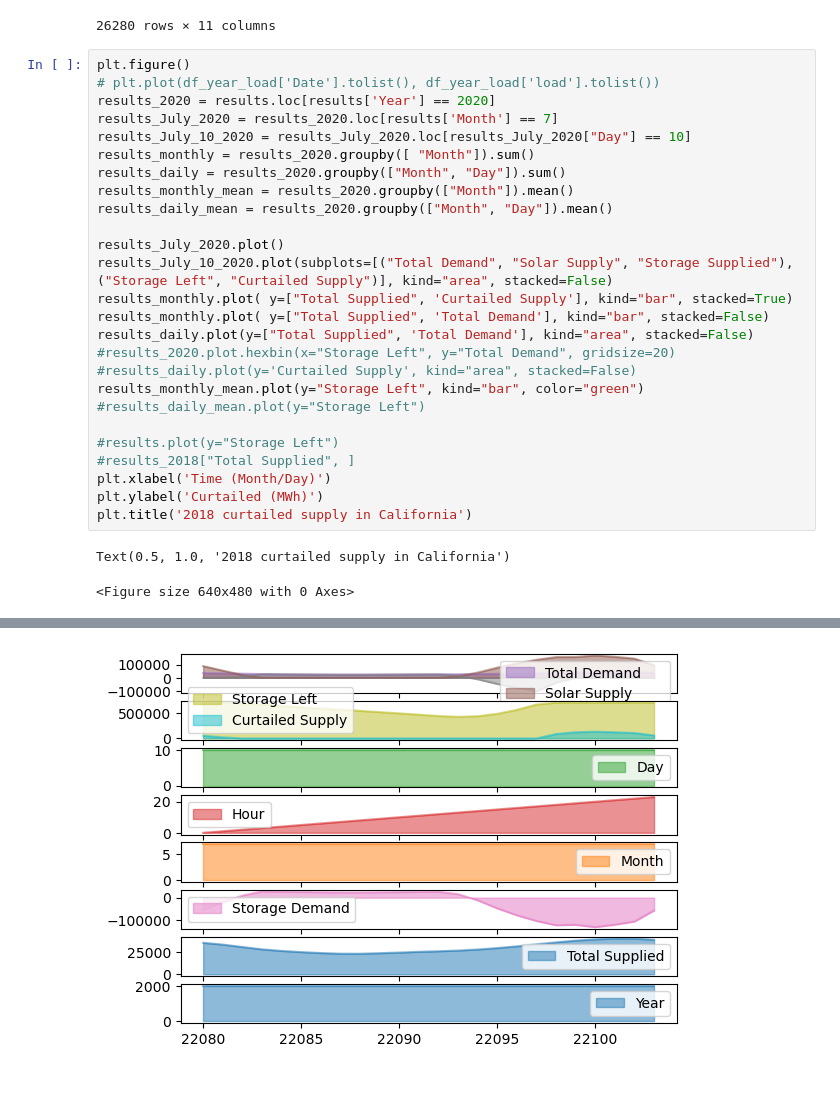
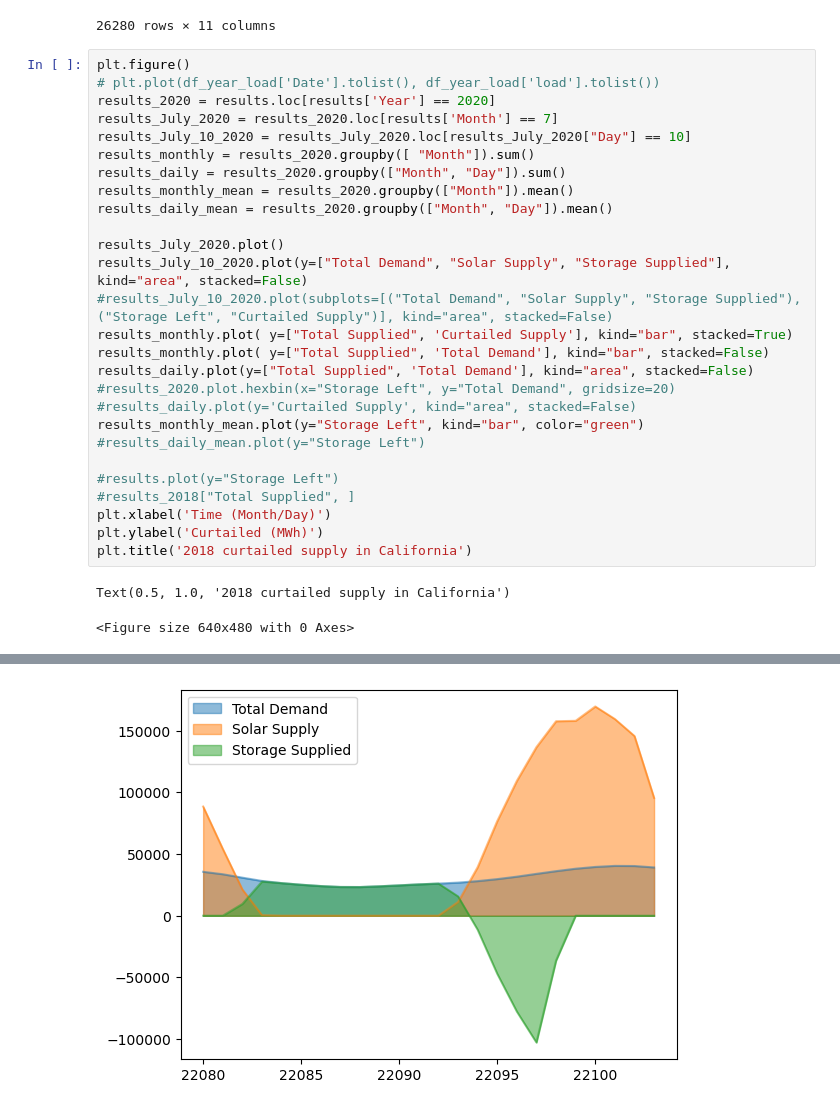
Before and after one commit to 186shades/ECE143-Team13, a Jupyter notebook: notebooks/EnergyAnalysis.ipynb, the cells around one changed output, grey strips where cells are left out. Drawn from its saved outputs; the diff is of its cells as text.

Commit message:
better plots

```diff
--- a/notebooks/EnergyAnalysis.ipynb
+++ b/notebooks/EnergyAnalysis.ipynb
@@ -368,34 +368,35 @@ See the caveats in the documentation: https://pandas.pydata.org/pandas-docs/stab
 # %%
 plt.figure()
 # plt.plot(df_year_load['Date'].tolist(), df_year_load['load'].tolist())
 results_2020 = results.loc[results['Year'] == 2020]
 results_July_2020 = results_2020.loc[results['Month'] == 7]
 results_July_10_2020 = results_July_2020.loc[results_July_2020["Day"] == 10]
 results_monthly = results_2020.groupby([ "Month"]).sum()
 results_daily = results_2020.groupby(["Month", "Day"]).sum()
 results_monthly_mean = results_2020.groupby(["Month"]).mean()
 results_daily_mean = results_2020.groupby(["Month", "Day"]).mean()
 
 results_July_2020.plot()
-results_July_10_2020.plot(subplots=[("Total Demand", "Solar Supply", "Storage Supplied"), ("Storage Left", "Curtailed Supply")], kind="area", stacked=False)
+results_July_10_2020.plot(y=["Total Demand", "Solar Supply", "Storage Supplied"], kind="area", stacked=False)
+#results_July_10_2020.plot(subplots=[("Total Demand", "Solar Supply", "Storage Supplied"), ("Storage Left", "Curtailed Supply")], kind="area", stacked=False)
 results_monthly.plot( y=["Total Supplied", 'Curtailed Supply'], kind="bar", stacked=True)
 results_monthly.plot( y=["Total Supplied", 'Total Demand'], kind="bar", stacked=False)
 results_daily.plot(y=["Total Supplied", 'Total Demand'], kind="area", stacked=False)
 #results_2020.plot.hexbin(x="Storage Left", y="Total Demand", gridsize=20)
 #results_daily.plot(y='Curtailed Supply', kind="area", stacked=False)
 results_monthly_mean.plot(y="Storage Left", kind="bar", color="green")
 #results_daily_mean.plot(y="Storage Left")
 
 #results.plot(y="Storage Left")
 #results_2018["Total Supplied", ]
 plt.xlabel('Time (Month/Day)')
 plt.ylabel('Curtailed (MWh)')
 plt.title('2018 curtailed supply in California')
 # %% [output]
 Text(0.5, 1.0, '2018 curtailed supply in California')
 <Figure size 640x480 with 0 Axes>
 [figure]
-[figure, old version]
+[figure, new version]
 [figure]
 [figure]
 [figure]
```
